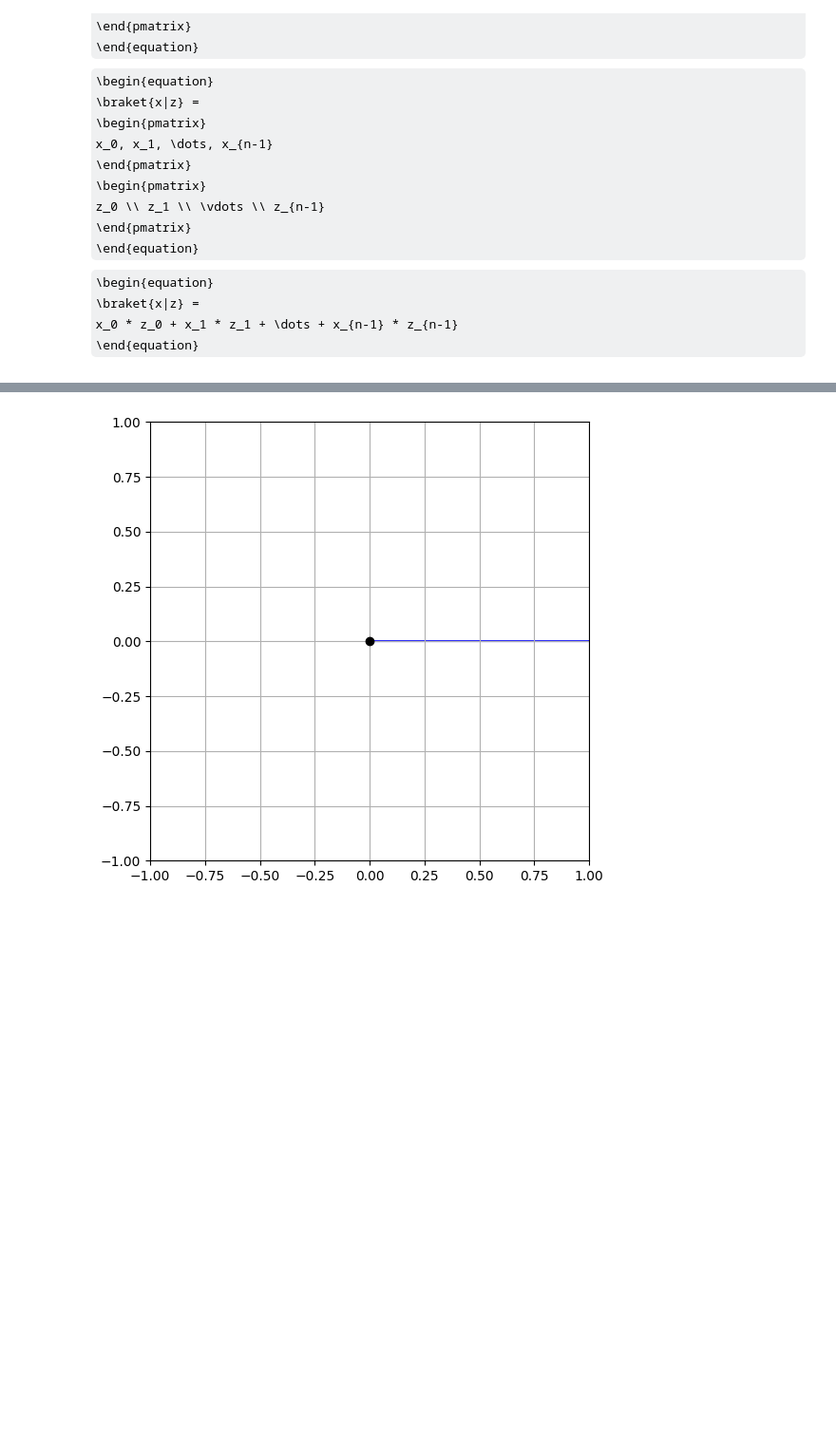
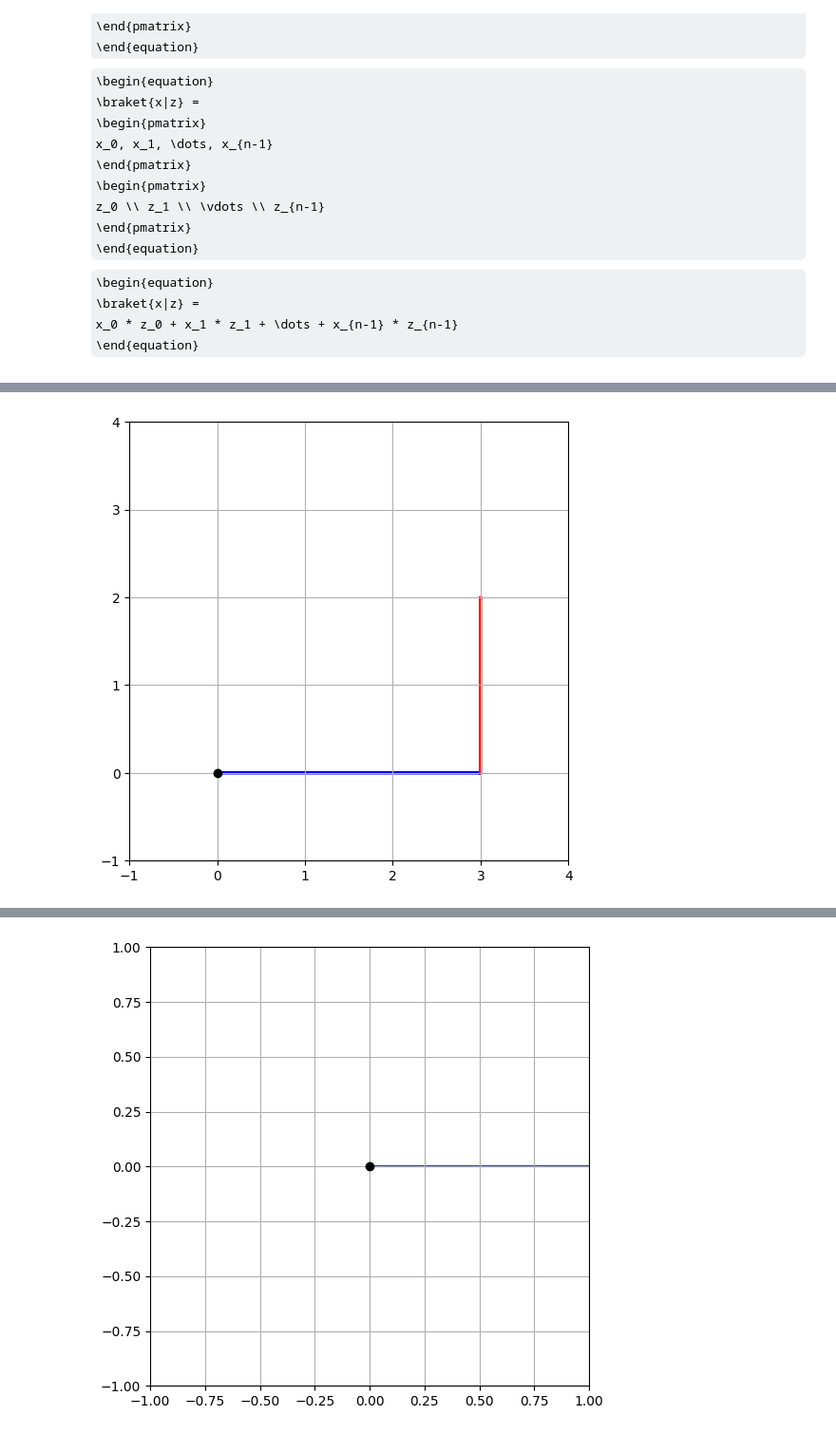
Before and after one commit to MIWdlB/QuantumIntro, a Jupyter notebook: Notebooks/figures.ipynb, the cells around one changed output, grey strips where cells are left out. Shown at 95% size. Cells and saved outputs as stored; diff of their text form; code cells hidden in the pictures; some formulas as TeX source; blank space fills up the shorter version.

```diff
--- a/Notebooks/figures.ipynb
+++ b/Notebooks/figures.ipynb
@@ -175,0 +196,20 @@ fig.show()
+# %%
+import numpy as np
+import matplotlib.pyplot as plt
+
+#Get absolute maxes for axis ranges to center origin
+#This is optional
+fig = plt.figure(figsize=(6,6))
+ax = fig.add_subplot(autoscale_on=False, xlim=(-1,4), ylim=(-1,4))
+ax.set_aspect('equal')
+
+ax.arrow(0,0,3,0, color='b', linewidth=2)
+ax.arrow(3,0,0,2, color='r', linewidth=2)
+# ax.arrow(0,0,3,2)
+
+ax.plot(0,0,'ok') #<-- plot a black point at the origin
+ax.grid(which='major') #<-- plot grid lines
+# plt.gca.set_aspect('equal', adjustable='box')
+fig.show()
+# %% [output]
+[figure, added]
```
Also changed, not shown: parts of 7 cells of this notebook, 7 other files.
